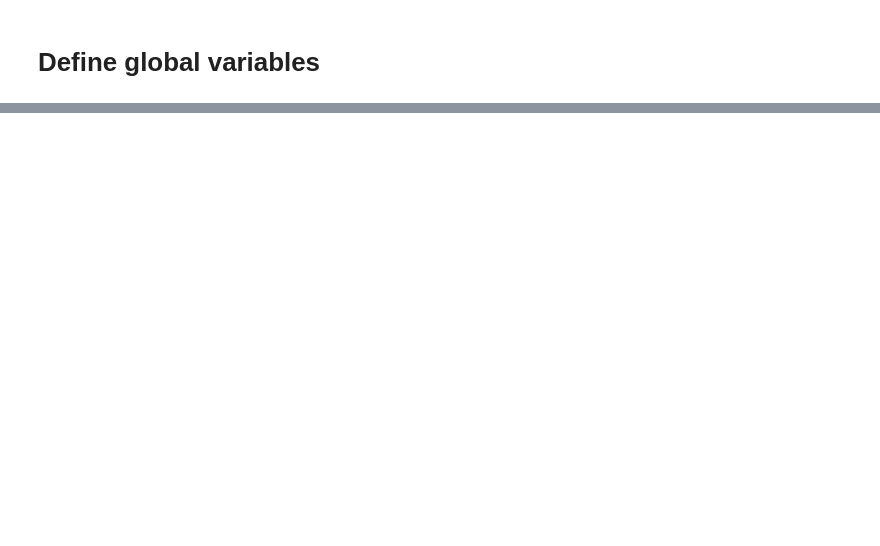
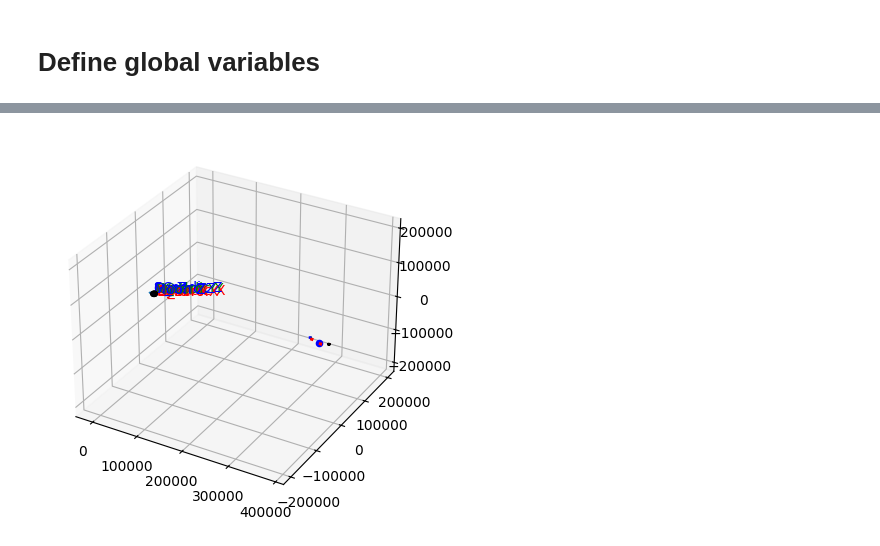
Before and after one commit to tonyhoVN/simulation-spacecraft-moon-lander, a Jupyter notebook: scripts/test_note_book.ipynb, the cells around one changed output, grey strips where cells are left out. Saved outputs shown, nothing was run; the diff lists cells and outputs as text; code cells hidden in the pictures; blank space fills up the shorter version.

```diff
--- a/scripts/test_note_book.ipynb
+++ b/scripts/test_note_book.ipynb
@@ -58,0 +376,25 @@ NameError: name 'x_sc' is not defined
+# %%
+steps = int(5*24*3600)
+for i in range(0, steps, 10):
+    if i==0:
+        thrust_unit_input = np.array([-1,0,0])
+        space_craft.step_update(G=G, earth=Earth, moon=Moon, thrust_unit=thrust_unit_input, Ve=2.19, m_dot=1000, time_step=1)
+        thrust_unit_input = None
+    else:
+        thrust_unit_input = None
+
+    # Update state
+    space_craft.step_update(G=G, earth=Earth, moon=Moon, thrust_unit=thrust_unit_input, time_step=time_step)
+
+visualize_system(
+    spacecraft_state_file=save_file_path,
+    spacecraft=space_craft,
+    earth=Earth,
+    moon=Moon,
+    g_zero_point=g_zero_point,
+    show_earth=True,
+    show_moon=True,
+    scale_axis=1
+)
+# %% [output]
+[figure, added]
```
Also changed, not shown: parts of 17 cells of this notebook, 11 other files.
